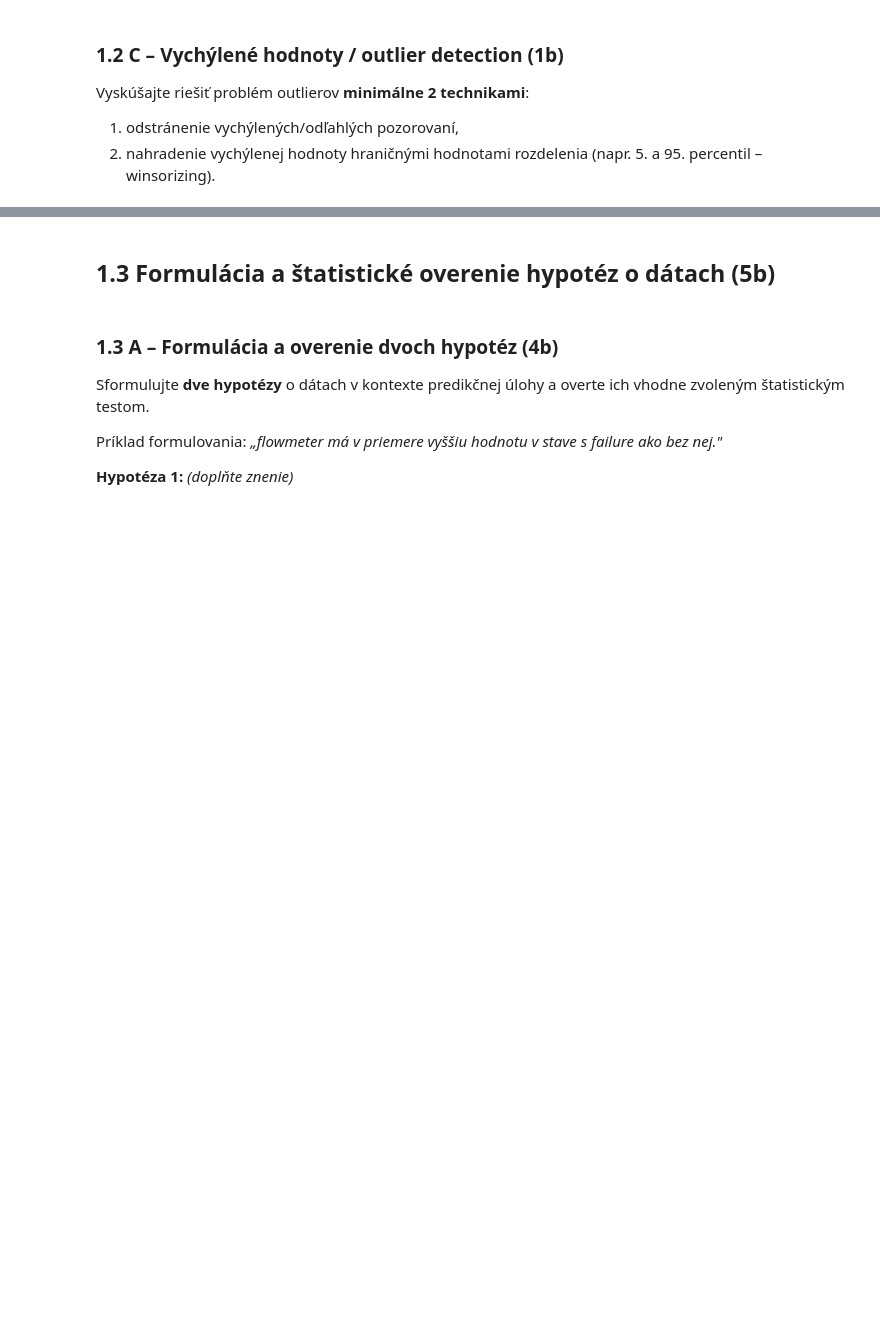
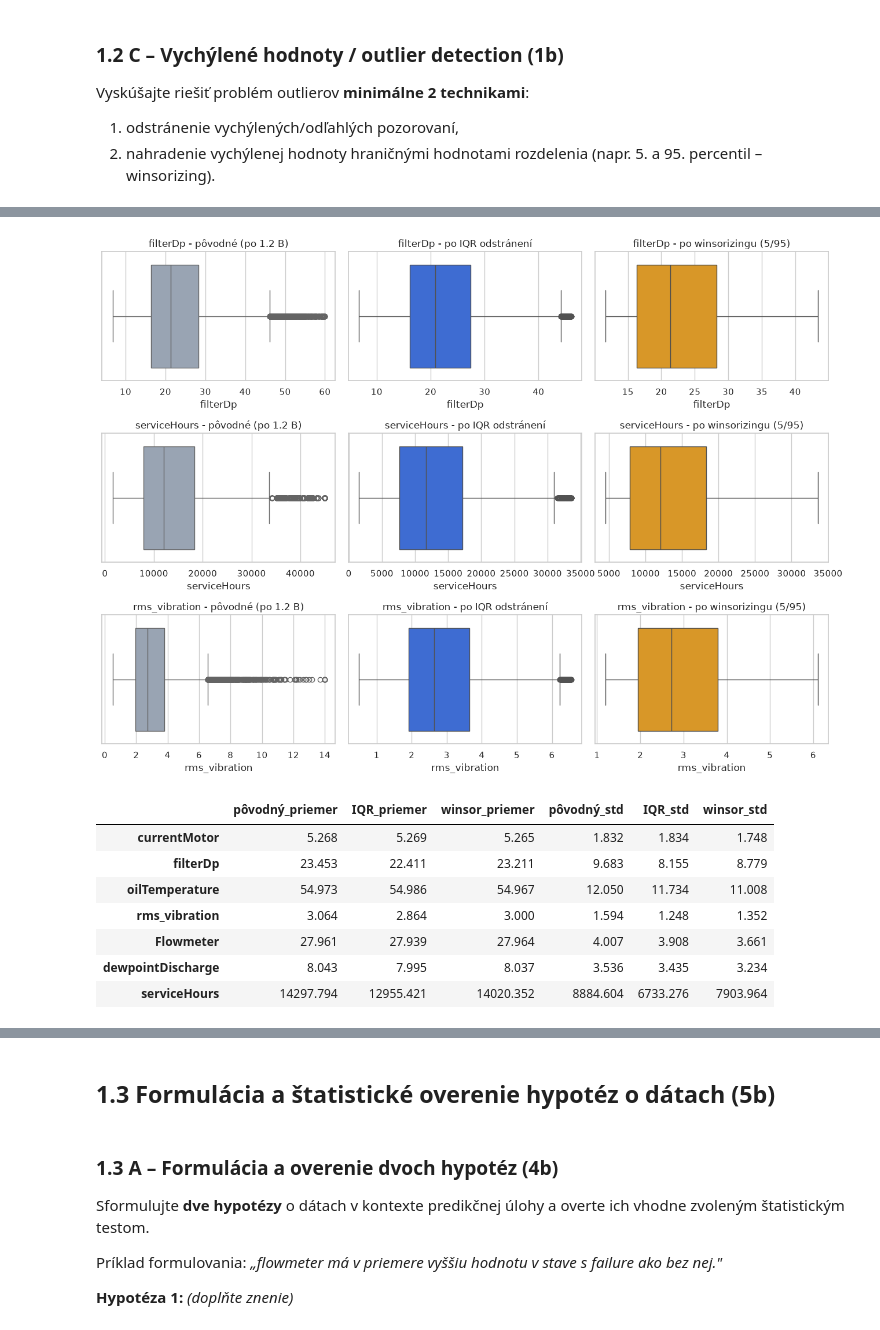
Before and after one commit to samuel-ivan05/IAU_zadanie, a Jupyter notebook: IAU-project.ipynb, the cells around one changed output, grey strips where cells are left out. Cells and saved outputs as stored; diff of their text form; code cells hidden in the pictures; blank space fills up the shorter version.

```diff
--- a/IAU-project.ipynb
+++ b/IAU-project.ipynb
@@ -911,0 +1248,16 @@ Vyskúšajte riešiť problém outlierov **minimálne 2 technikami**:
+# %%
+# --- 1.2 C: Vychýlené hodnoty - technika 2: winsorizing (5. a 95. percentil) ---
+
+df_winsor = df_clean.copy()
+winsor_bounds = {}
+
+for col in outlier_cols:
+    lo, hi = df_clean[col].quantile([0.05, 0.95])
+    winsor_bounds[col] = (lo, hi)
+    n_affected = (~df_clean[col].between(lo, hi) & df_clean[col].notna()).sum()
+    df_winsor[col] = df_winsor[col].clip(lower=lo, upper=hi)
+    print(f"{col}: hranice=({lo:.2f}, {hi:.2f}), nahradených hodnôt={n_affected} "
+          f"({100 * n_affected / df_clean[col].notna().sum():.2f} % platných hodnôt)")
+
+print(f"\ndf_winsor: {df_winsor.shape[0]} riadkov (rovnako ako df_clean - žiadny záznam sa neodstránil, "
+      f"iba sa orezali extrémne hodnoty)")
@@ -911,0 +1274,36 @@ Vyskúšajte riešiť problém outlierov **minimálne 2 technikami**:
+# %%
+# --- 1.2 C: Porovnanie efektu oboch techník ---
+
+compare_cols = ["filterDp", "serviceHours", "rms_vibration"]
+fig, axes = plt.subplots(len(compare_cols), 3, figsize=(13, 3.2 * len(compare_cols)))
+
+for row, col in enumerate(compare_cols):
+    sns.boxplot(x=df_clean[col].dropna(), ax=axes[row, 0], color="#94a3b8")
+    axes[row, 0].set_title(f"{col} - pôvodné (po 1.2 B)")
+    sns.boxplot(x=df_iqr[col].dropna(), ax=axes[row, 1], color="#2563eb")
+    axes[row, 1].set_title(f"{col} - po IQR odstránení")
+    sns.boxplot(x=df_winsor[col].dropna(), ax=axes[row, 2], color="#f59e0b")
+    axes[row, 2].set_title(f"{col} - po winsorizingu (5/95)")
+
+plt.tight_layout()
+plt.show()
+
+summary = pd.DataFrame({
+    "pôvodný_priemer": df_clean[outlier_cols].mean(),
+    "IQR_priemer": df_iqr[outlier_cols].mean(),
+    "winsor_priemer": df_winsor[outlier_cols].mean(),
+    "pôvodný_std": df_clean[outlier_cols].std(),
+    "IQR_std": df_iqr[outlier_cols].std(),
+    "winsor_std": df_winsor[outlier_cols].std(),
+}).round(3)
+display(summary)
+# %% [output]
+[figure, added]
+|  | pôvodný_priemer | IQR_priemer | winsor_priemer | pôvodný_std | IQR_std | winsor_std |
+| currentMotor | 5.268 | 5.269 | 5.265 | 1.832 | 1.834 | 1.748 |
+| filterDp | 23.453 | 22.411 | 23.211 | 9.683 | 8.155 | 8.779 |
+| oilTemperature | 54.973 | 54.986 | 54.967 | 12.050 | 11.734 | 11.008 |
+| rms_vibration | 3.064 | 2.864 | 3.000 | 1.594 | 1.248 | 1.352 |
+| Flowmeter | 27.961 | 27.939 | 27.964 | 4.007 | 3.908 | 3.661 |
+| dewpointDischarge | 8.043 | 7.995 | 8.037 | 3.536 | 3.435 | 3.234 |
+| serviceHours | 14297.794 | 12955.421 | 14020.352 | 8884.604 | 6733.276 | 7903.964 |
```
Also changed, not shown: parts of 12 cells of this notebook.
